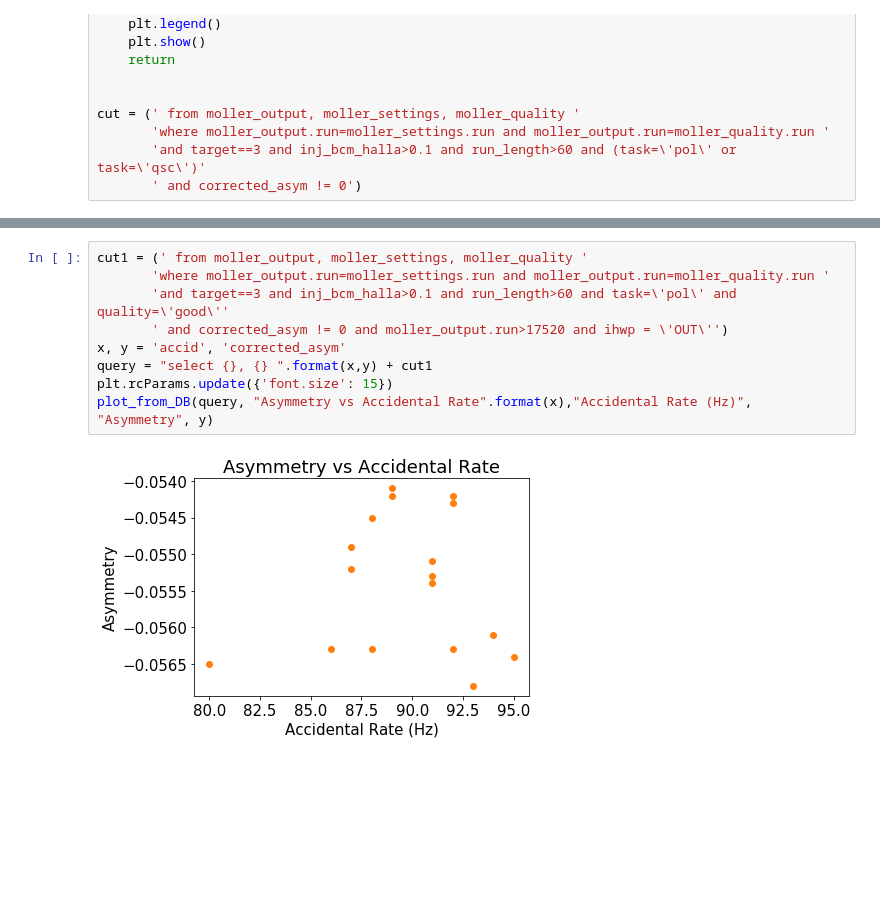
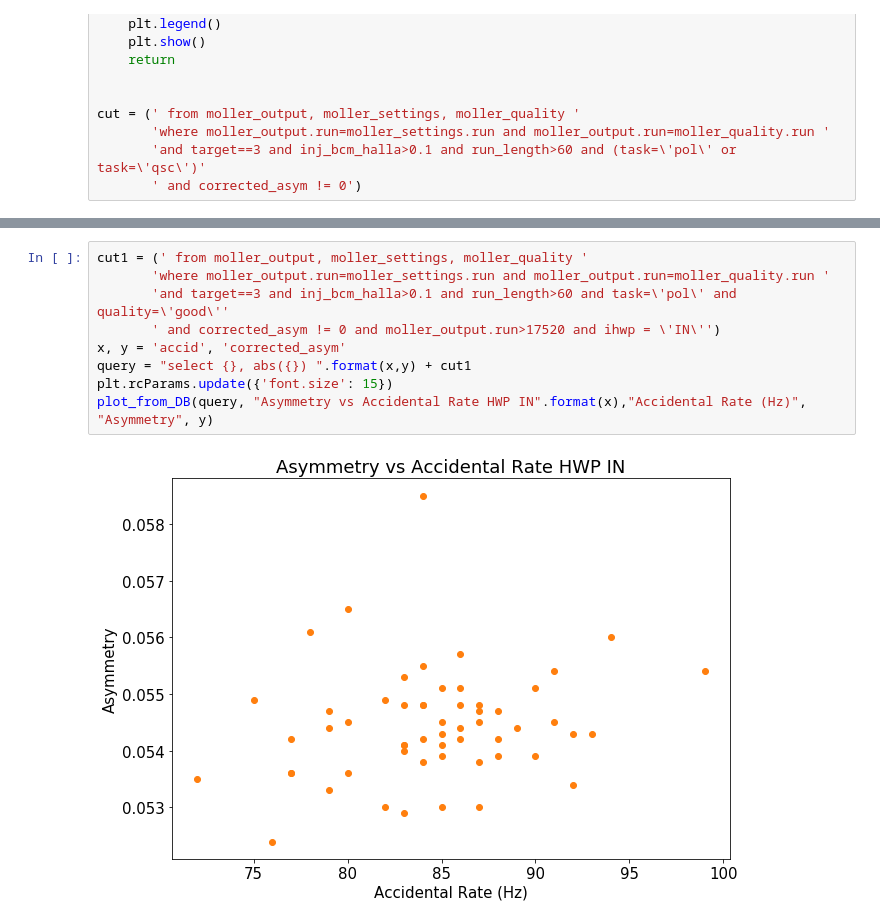
Before and after one commit to jonesdc76/MollerPolarimetry, a Jupyter notebook: macros/Moller_PREX_DB_plots.ipynb, the cells around one changed output, grey strips where cells are left out. Drawn from its saved outputs; the diff is of its cells as text; blank space fills up the shorter version.

```diff
--- a/macros/Moller_PREX_DB_plots.ipynb
+++ b/macros/Moller_PREX_DB_plots.ipynb
@@ -380,14 +409,14 @@ plot_time_series(query,"Asymmetry vs Time")
 # %%
 cut1 = (' from moller_output, moller_settings, moller_quality '
        'where moller_output.run=moller_settings.run and moller_output.run=moller_quality.run '
        'and target==3 and inj_bcm_halla>0.1 and run_length>60 and task=\'pol\' and quality=\'good\''
-       ' and corrected_asym != 0 and moller_output.run>17520 and ihwp = \'OUT\'')
+       ' and corrected_asym != 0 and moller_output.run>17520 and ihwp = \'IN\'')
 x, y = 'accid', 'corrected_asym'
-query = "select {}, {} ".format(x,y) + cut1
+query = "select {}, abs({}) ".format(x,y) + cut1
 plt.rcParams.update({'font.size': 15})
-plot_from_DB(query, "Asymmetry vs Accidental Rate".format(x),"Accidental Rate (Hz)", "Asymmetry", y)
+plot_from_DB(query, "Asymmetry vs Accidental Rate HWP IN".format(x),"Accidental Rate (Hz)", "Asymmetry", y)
 # %% [output]
-[figure, old version]
+[figure, new version]
 # %%
 cut1 = (' from moller_output, moller_settings, moller_quality '
        'where moller_output.run=moller_settings.run and moller_output.run=moller_quality.run '
```
Also changed, not shown: parts of 34 cells of this notebook.
